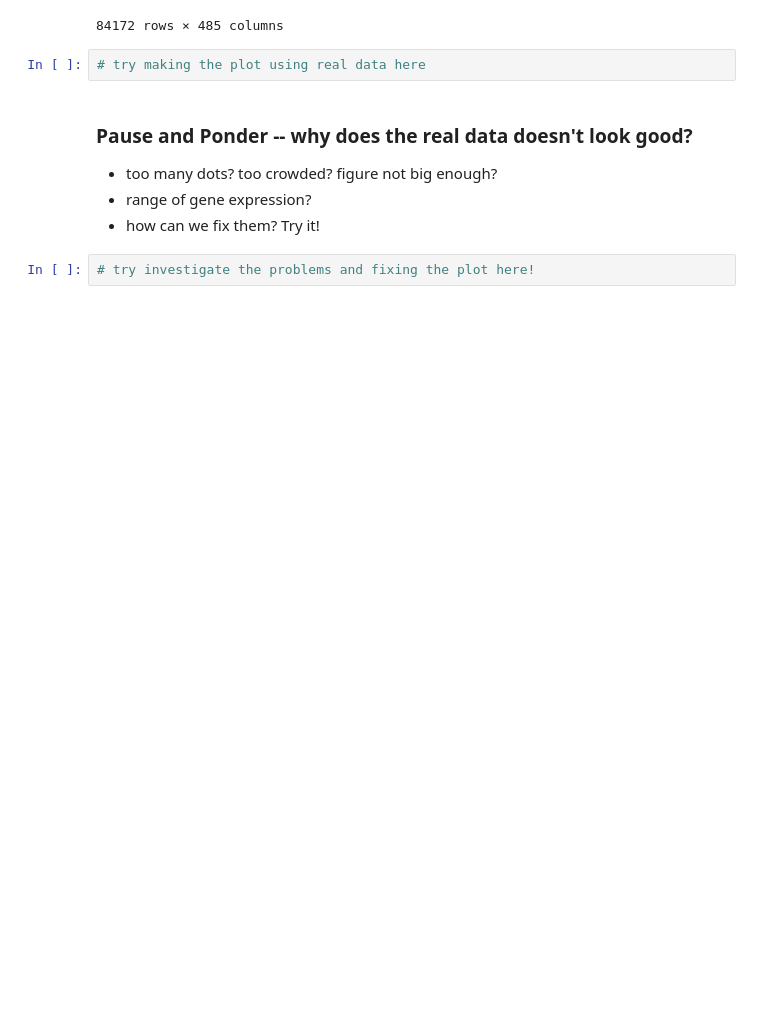
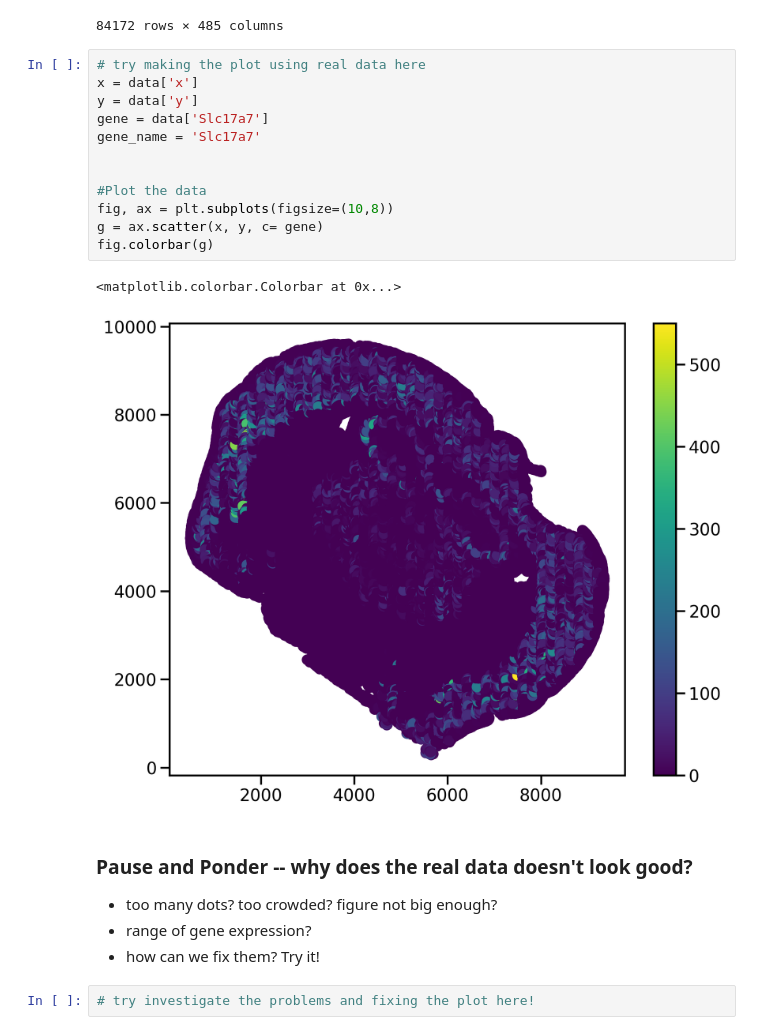
Before and after one commit to masondao/transcriptomics, a Jupyter notebook: archive/Collab_ST_Day1_v4_crippled_template.ipynb, the cells around one changed output. Saved outputs shown, nothing was run; the diff lists cells and outputs as text; blank space fills up the shorter version.

```diff
--- a/archive/Collab_ST_Day1_v4_crippled_template.ipynb
+++ b/archive/Collab_ST_Day1_v4_crippled_template.ipynb
@@ -100,8 +100,21 @@ data
 | 84170 | 9236.754329 | 3364.956108 | 0.0 | 0.0 | 0.0 | 0.0 | 0.0 | 0.0 | 0.0 | 0.0 | ... | ... |
 | 84171 | 9206.681728 | 3384.180108 | 0.0 | 0.0 | 0.0 | 0.0 | 0.0 | 0.0 | 0.0 | 0.0 | ... | ... |
 84172 rows × 485 columns
-# %%
-# try making the plot using real data here
+# %%
+# try making the plot using real data here
+x = data['x']
+y = data['y']
+gene = data['Slc17a7']
+gene_name = 'Slc17a7'
+
+
+#Plot the data
+fig, ax = plt.subplots(figsize=(10,8))
+g = ax.scatter(x, y, c= gene)
+fig.colorbar(g)
+# %% [output]
+<matplotlib.colorbar.Colorbar at 0x...>
+[figure, added]
 # %% [markdown]
 ### Pause and Ponder -- why does the real data doesn't look good?
 - too many dots? too crowded? figure not big enough?
```
Also changed, not shown: parts of 3 cells of this notebook.
